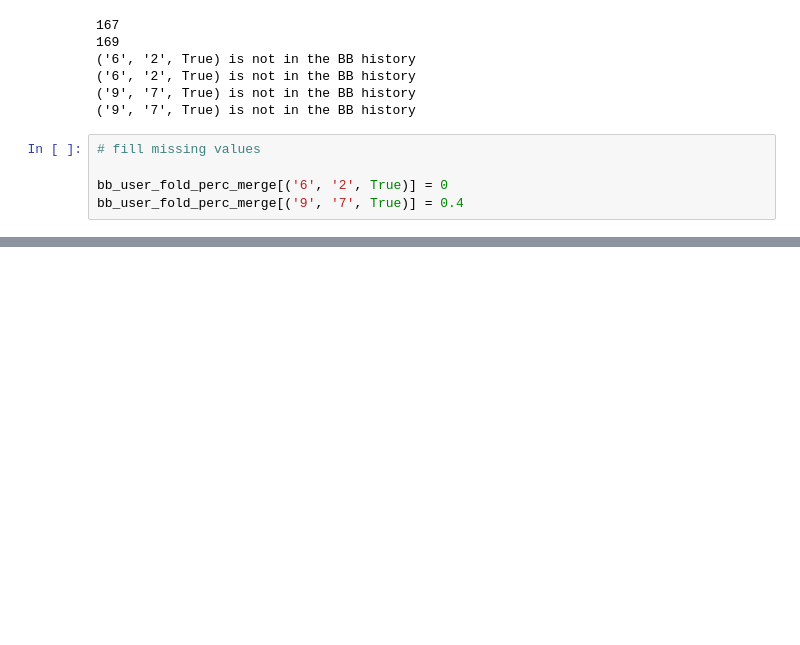
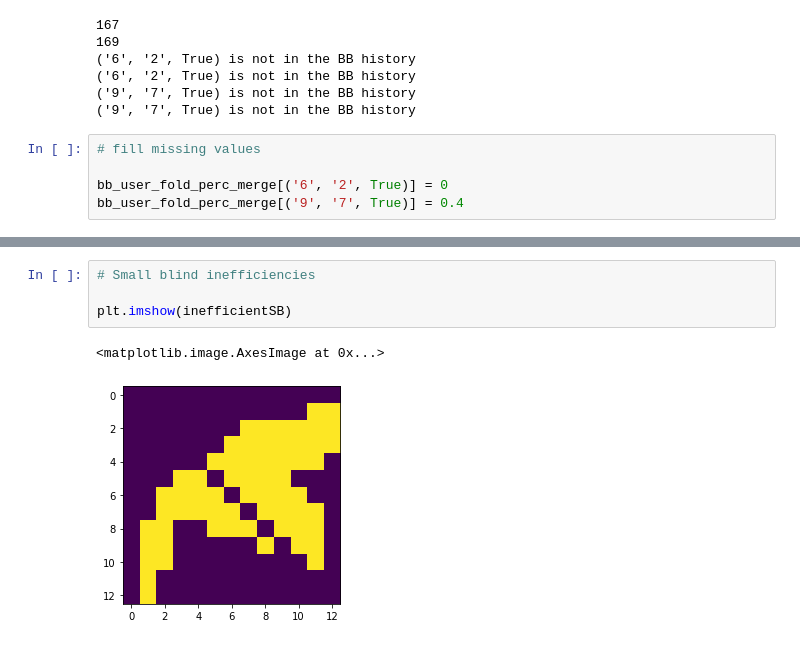
Before and after one commit to nrlopez03/CFR-Poker, a Jupyter notebook: CFR.ipynb, the cells around one changed output, grey strips where cells are left out. Saved outputs shown, nothing was run; the diff lists cells and outputs as text; blank space fills up the shorter version.

```diff
--- a/CFR.ipynb
+++ b/CFR.ipynb
@@ -1026,0 +1079,7 @@ With bot as SB, it is more efficient to do alt in 310 out of 1326 hands.
+# %%
+# Small blind inefficiencies
+
+plt.imshow(inefficientSB)
+# %% [output]
+<matplotlib.image.AxesImage at 0x...>
+[figure, added]
```
Also changed, not shown: parts of 24 cells of this notebook, 2 other files.
